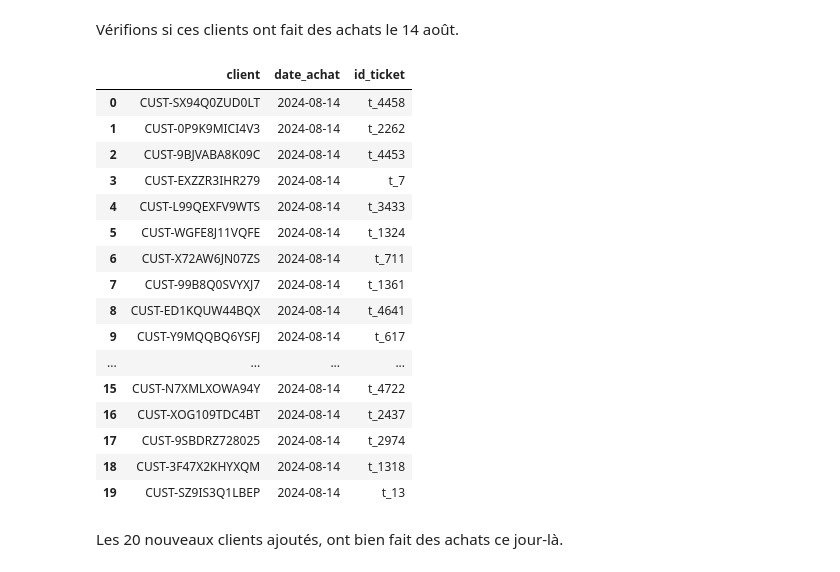
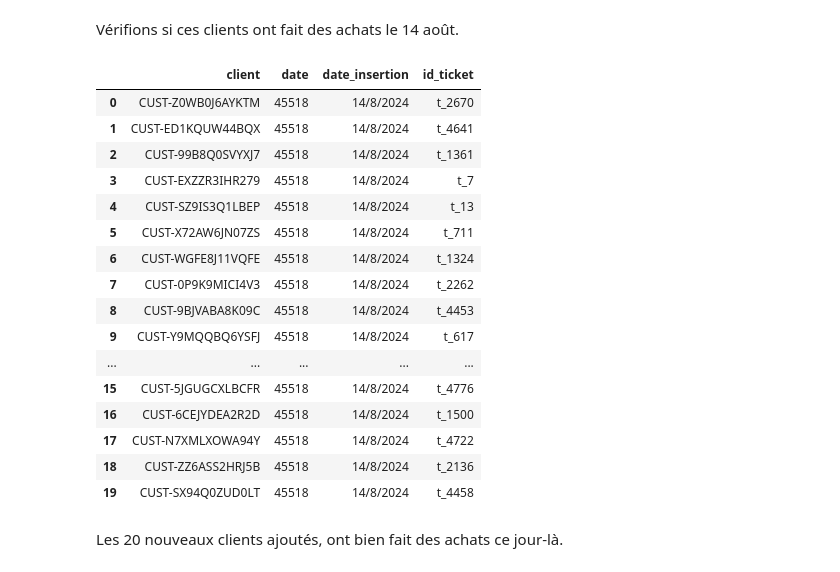
Before and after one commit to Sebules/Project_4_OpenClassrooms_Data_Engineer, a Jupyter notebook: Projet4-Sebastien.ipynb, the cells around one changed output. Saved outputs shown, nothing was run; the diff lists cells and outputs as text; code cells hidden in the pictures.

```diff
--- a/Projet4-Sebastien.ipynb
+++ b/Projet4-Sebastien.ipynb
@@ -860,8 +982,7 @@ detail DATE NOT NULL
 );
 """
 with engine.connect() as conn:
-    for cmd in sql_commands:
-        conn.execute(text(cmd))
+    conn.execute(text(sql_command))
     conn.commit()
 # %%
 sql_text = """
@@ -901,8 +1022,7 @@ detail VARCHAR
 );
 """
 with engine.connect() as conn:
-    for cmd in sql_commands:
-        conn.execute(text(cmd))
+    conn.execute(text(sql_command))
     conn.commit()
 # %%
 sql_text = """
@@ -935,8 +1055,7 @@ detail FLOAT NOT NULL
 );
 """
 with engine.connect() as conn:
-    for cmd in sql_commands:
-        conn.execute(text(cmd))
+    conn.execute(text(sql_command))
     conn.commit()
 # %%
 sql_text = """
@@ -965,8 +1084,7 @@ detail VARCHAR NOT NULL
 );
 """
 with engine.connect() as conn:
-    for cmd in sql_commands:
-        conn.execute(text(cmd))
+    conn.execute(text(sql_command))
     conn.commit()
 # %%
 sql_text = """
@@ -1024,36 +1142,37 @@ Vérifions si ces clients ont fait des achats le 14 août.
 # %%
 sql_text="""
 SELECT
 lc.id_ligne AS client,
-v.date_achat,
+v.date,
+CONCAT(c.jour,'/',c.mois,'/',c.annee) AS date_insertion,
 v.id_ticket
 FROM logs_client lc
-JOIN vente v
-	ON lc.id_ligne = v.customer_id
-GROUP BY client,v.date_achat,v.id_ticket
+JOIN vente v ON lc.id_ligne = v.customer_id
+JOIN calendrier c ON v.date = c.date
+GROUP BY client,v.date,v.id_ticket, date_insertion
 ;
 """
 with engine.connect() as conn:
     resultat=pd.read_sql(text(sql_text), conn)
 resultat
 # %% [output]
-|  | client | date_achat | id_ticket |
-| 0 | CUST-SX94Q0ZUD0LT | 2024-08-14 | t_4458 |
-| 1 | CUST-0P9K9MICI4V3 | 2024-08-14 | t_2262 |
-| 2 | CUST-9BJVABA8K09C | 2024-08-14 | t_4453 |
-| 3 | CUST-EXZZR3IHR279 | 2024-08-14 | t_7 |
-| 4 | CUST-L99QEXFV9WTS | 2024-08-14 | t_3433 |
-| 5 | CUST-WGFE8J11VQFE | 2024-08-14 | t_1324 |
-| 6 | CUST-X72AW6JN07ZS | 2024-08-14 | t_711 |
-| 7 | CUST-99B8Q0SVYXJ7 | 2024-08-14 | t_1361 |
-| 8 | CUST-ED1KQUW44BQX | 2024-08-14 | t_4641 |
-| 9 | CUST-Y9MQQBQ6YSFJ | 2024-08-14 | t_617 |
-| ... | ... | ... | ... |
-| 15 | CUST-N7XMLXOWA94Y | 2024-08-14 | t_4722 |
-| 16 | CUST-XOG109TDC4BT | 2024-08-14 | t_2437 |
-| 17 | CUST-9SBDRZ728025 | 2024-08-14 | t_2974 |
-| 18 | CUST-3F47X2KHYXQM | 2024-08-14 | t_1318 |
-| 19 | CUST-SZ9IS3Q1LBEP | 2024-08-14 | t_13 |
+|  | client | date | date_insertion | id_ticket |
+| 0 | CUST-Z0WB0J6AYKTM | 45518 | 14/8/2024 | t_2670 |
+| 1 | CUST-ED1KQUW44BQX | 45518 | 14/8/2024 | t_4641 |
+| 2 | CUST-99B8Q0SVYXJ7 | 45518 | 14/8/2024 | t_1361 |
+| 3 | CUST-EXZZR3IHR279 | 45518 | 14/8/2024 | t_7 |
+| 4 | CUST-SZ9IS3Q1LBEP | 45518 | 14/8/2024 | t_13 |
+| 5 | CUST-X72AW6JN07ZS | 45518 | 14/8/2024 | t_711 |
+| 6 | CUST-WGFE8J11VQFE | 45518 | 14/8/2024 | t_1324 |
+| 7 | CUST-0P9K9MICI4V3 | 45518 | 14/8/2024 | t_2262 |
+| 8 | CUST-9BJVABA8K09C | 45518 | 14/8/2024 | t_4453 |
+| 9 | CUST-Y9MQQBQ6YSFJ | 45518 | 14/8/2024 | t_617 |
+| ... | ... | ... | ... | ... |
+| 15 | CUST-5JGUGCXLBCFR | 45518 | 14/8/2024 | t_4776 |
+| 16 | CUST-6CEJYDEA2R2D | 45518 | 14/8/2024 | t_1500 |
+| 17 | CUST-N7XMLXOWA94Y | 45518 | 14/8/2024 | t_4722 |
+| 18 | CUST-ZZ6ASS2HRJ5B | 45518 | 14/8/2024 | t_2136 |
+| 19 | CUST-SX94Q0ZUD0LT | 45518 | 14/8/2024 | t_4458 |
 # %% [markdown]
 Les 20 nouveaux clients ajoutés, ont bien fait des achats ce jour-là.
 # %% [markdown]
```
Also changed, not shown: parts of 16 cells of this notebook.
